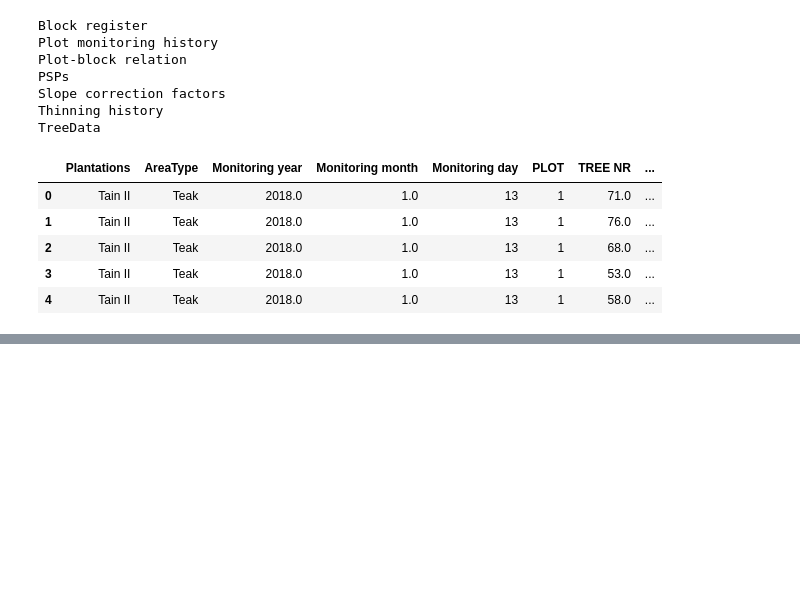
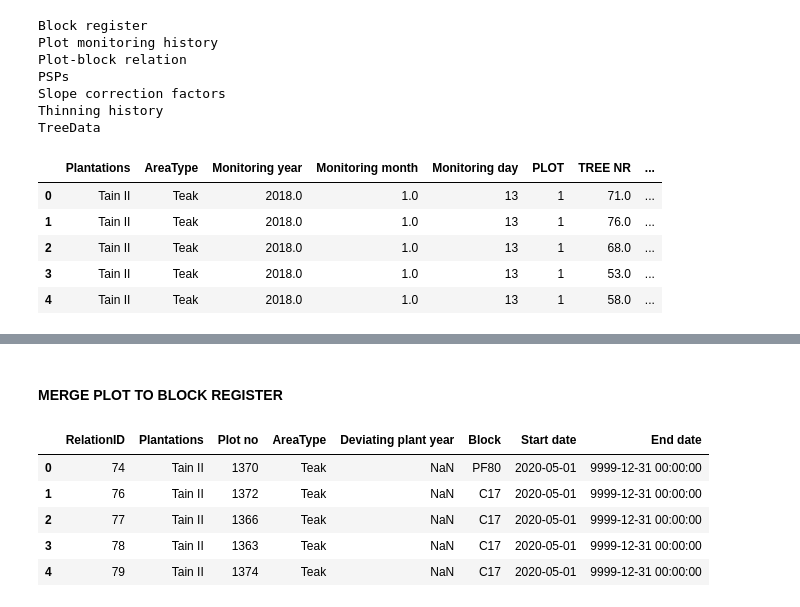
Before and after one commit to ds-gowusu/tree_growth_analytics, a Jupyter notebook: tree_growth_analysis.ipynb, the cells around one changed output, grey strips where cells are left out. Saved outputs shown, nothing was run; the diff lists cells and outputs as text; code cells hidden in the pictures; blank space fills up the shorter version.

```diff
--- a/tree_growth_analysis.ipynb
+++ b/tree_growth_analysis.ipynb
@@ -44,0 +259,15 @@ df.head()
+# %% [markdown]
+#### MERGE PLOT TO BLOCK REGISTER
+# %%
+block_query = r"SELECT * FROM [Plot-block relation] WHERE Plantations = 'Tain II' AND AreaType = 'Teak'"
+
+blk_df = pd.read_sql(block_query, conn)
+
+blk_df.head()
+# %% [output]
+|  | RelationID | Plantations | Plot no | AreaType | Deviating plant year | Block | Start date | End date |
+| 0 | 74 | Tain II | 1370 | Teak | NaN | PF80 | 2020-05-01 | 9999-12-31 00:00:00 |
+| 1 | 76 | Tain II | 1372 | Teak | NaN | C17 | 2020-05-01 | 9999-12-31 00:00:00 |
+| 2 | 77 | Tain II | 1366 | Teak | NaN | C17 | 2020-05-01 | 9999-12-31 00:00:00 |
+| 3 | 78 | Tain II | 1363 | Teak | NaN | C17 | 2020-05-01 | 9999-12-31 00:00:00 |
+| 4 | 79 | Tain II | 1374 | Teak | NaN | C17 | 2020-05-01 | 9999-12-31 00:00:00 |
```
Also changed, not shown: parts of 46 cells of this notebook.
